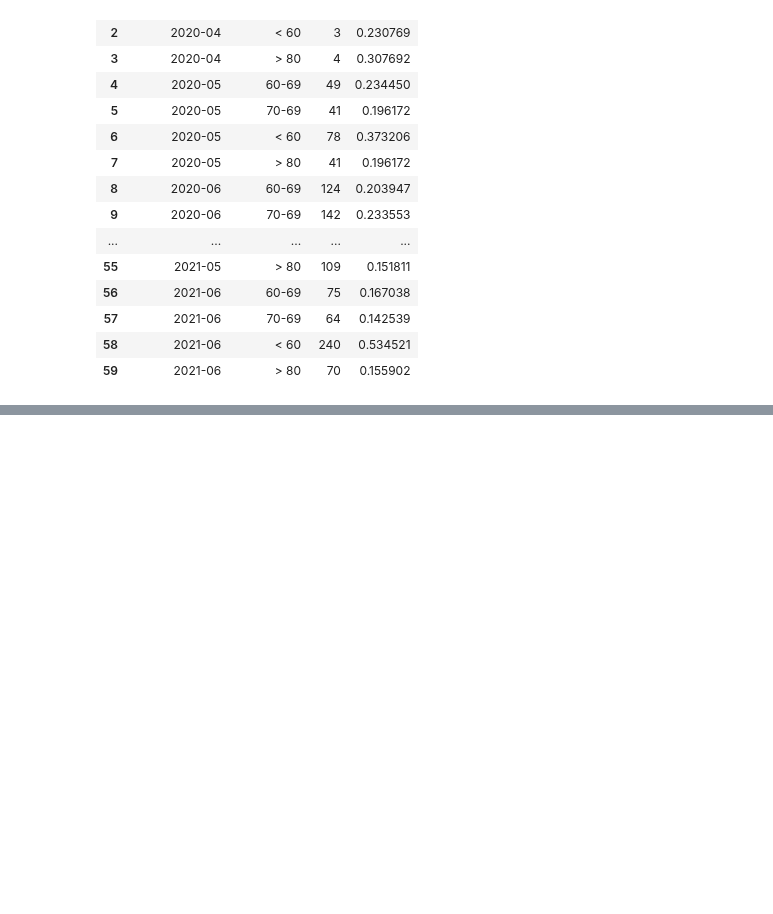
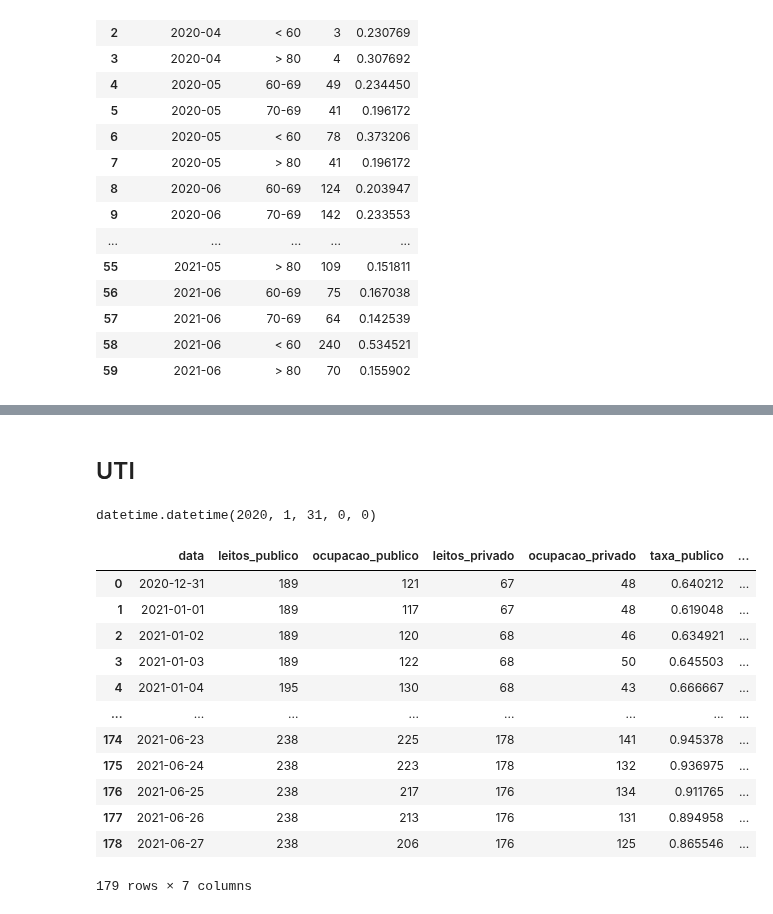
Before and after one commit to adolfoguimaraes/covid19_vacinacao, a Jupyter notebook: Sergipe/processar_outros_dados.ipynb, the cells around one changed output, grey strips where cells are left out. Cells and saved outputs as stored; diff of their text form; code cells hidden in the pictures; blank space fills up the shorter version.

Commit message:
Atualização dados UTI

```diff
--- a/Sergipe/processar_outros_dados.ipynb
+++ b/Sergipe/processar_outros_dados.ipynb
@@ -130,3 +130,5 @@ data_final
 | 14 | 2021-06 | 0.167038 | 0.142539 | 0.534521 | 0.155902 | ... |
 # %%
 data_final.to_csv("output/obitos_idade_mes.csv", index=False)
+# %% [markdown]
+## UTI
@@ -132,0 +141,32 @@ data_final.to_csv("output/obitos_idade_mes.csv", index=False)
+# %%
+last_day_of_month(datetime.strptime('2020-01-03', '%Y-%m-%d'))
+# %% [output]
+datetime.datetime(2020, 1, 31, 0, 0)
+# %%
+map_columns = {
+    'Data': 'data',
+    'Leitos Pública': 'leitos_publico',
+    'Ocupação pública': 'ocupacao_publico',
+    'Leitos Privada': 'leitos_privado',
+    'Ocupação Privada': 'ocupacao_privado',
+    '% Pública': 'taxa_publico',
+    '% Privada': 'taxa_privado'
+}
+
+dados_uti = pd.read_excel("data_boletim/ocupacao_uti.xlsx")
+dados_uti.rename(columns=map_columns, inplace=True)
+dados_uti
+# %% [output]
+|  | data | leitos_publico | ocupacao_publico | leitos_privado | ocupacao_privado | taxa_publico | ... |
+| 0 | 2020-12-31 | 189 | 121 | 67 | 48 | 0.640212 | ... |
+| 1 | 2021-01-01 | 189 | 117 | 67 | 48 | 0.619048 | ... |
+| 2 | 2021-01-02 | 189 | 120 | 68 | 46 | 0.634921 | ... |
+| 3 | 2021-01-03 | 189 | 122 | 68 | 50 | 0.645503 | ... |
+| 4 | 2021-01-04 | 195 | 130 | 68 | 43 | 0.666667 | ... |
+| ... | ... | ... | ... | ... | ... | ... | ... |
+| 174 | 2021-06-23 | 238 | 225 | 178 | 141 | 0.945378 | ... |
+| 175 | 2021-06-24 | 238 | 223 | 178 | 132 | 0.936975 | ... |
+| 176 | 2021-06-25 | 238 | 217 | 176 | 134 | 0.911765 | ... |
+| 177 | 2021-06-26 | 238 | 213 | 176 | 131 | 0.894958 | ... |
+| 178 | 2021-06-27 | 238 | 206 | 176 | 125 | 0.865546 | ... |
+179 rows × 7 columns
```
Also changed, not shown: parts of 7 cells of this notebook, 3 other files.
